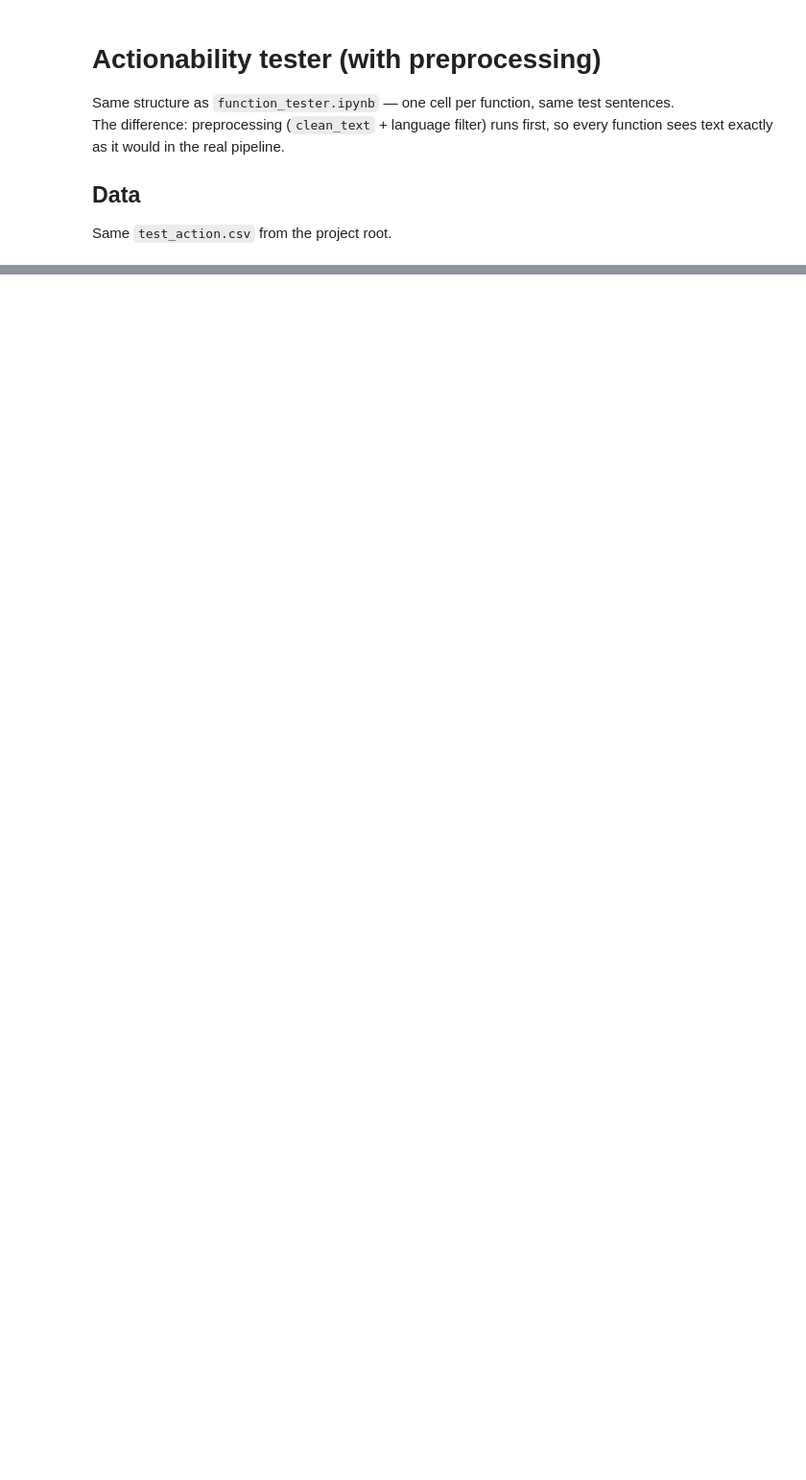
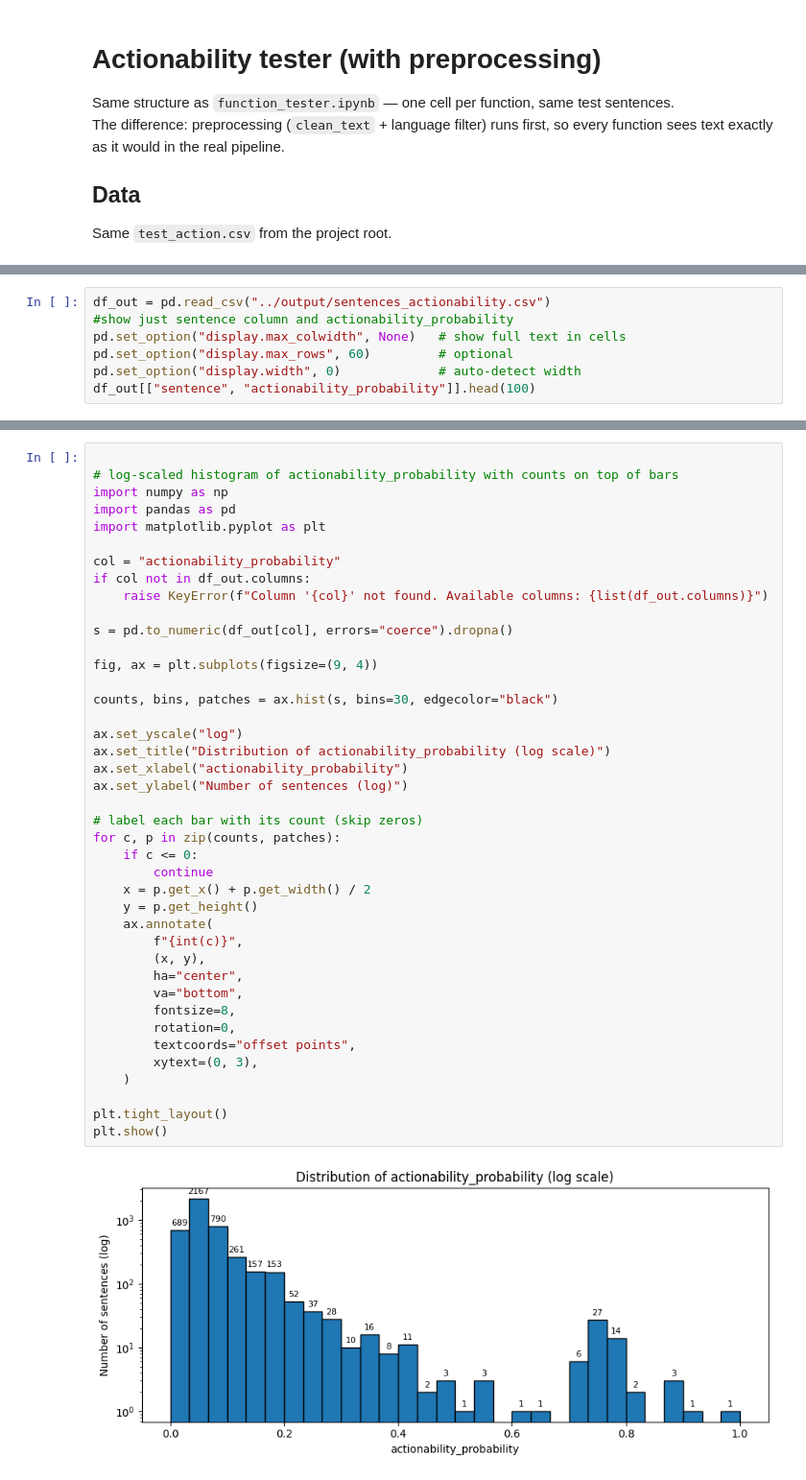
Before and after one commit to Lenap0911/NLP-model, a Jupyter notebook: nlp/actionability_tester.ipynb, the cells around one changed output, grey strips where cells are left out. Shown at 96% size. Saved outputs shown, nothing was run; the diff lists cells and outputs as text; blank space fills up the shorter version.

```diff
--- a/nlp/actionability_tester.ipynb
+++ b/nlp/actionability_tester.ipynb
@@ -290,0 +15,7 @@ print(f'locations found:   {feats["top_locations"]}')
+# %%
+df_out = pd.read_csv("../output/sentences_actionability.csv")
+#show just sentence column and actionability_probability
+pd.set_option("display.max_colwidth", None)   # show full text in cells
+pd.set_option("display.max_rows", 60)         # optional
+pd.set_option("display.width", 0)             # auto-detect width
+df_out[["sentence", "actionability_probability"]].head(100)
@@ -290,0 +36,43 @@ print(f'locations found:   {feats["top_locations"]}')
+# %%
+
+# log-scaled histogram of actionability_probability with counts on top of bars
+import numpy as np
+import pandas as pd
+import matplotlib.pyplot as plt
+
+col = "actionability_probability"
+if col not in df_out.columns:
+    raise KeyError(f"Column '{col}' not found. Available columns: {list(df_out.columns)}")
+
+s = pd.to_numeric(df_out[col], errors="coerce").dropna()
+
+fig, ax = plt.subplots(figsize=(9, 4))
+
+counts, bins, patches = ax.hist(s, bins=30, edgecolor="black")
+
+ax.set_yscale("log")
+ax.set_title("Distribution of actionability_probability (log scale)")
+ax.set_xlabel("actionability_probability")
+ax.set_ylabel("Number of sentences (log)")
+
+# label each bar with its count (skip zeros)
+for c, p in zip(counts, patches):
+    if c <= 0:
+        continue
+    x = p.get_x() + p.get_width() / 2
+    y = p.get_height()
+    ax.annotate(
+        f"{int(c)}",
+        (x, y),
+        ha="center",
+        va="bottom",
+        fontsize=8,
+        rotation=0,
+        textcoords="offset points",
+        xytext=(0, 3),
+    )
+
+plt.tight_layout()
+plt.show()
+# %% [output]
+[figure, added]
```
Also changed, not shown: parts of 25 cells of this notebook, 3 other files.
